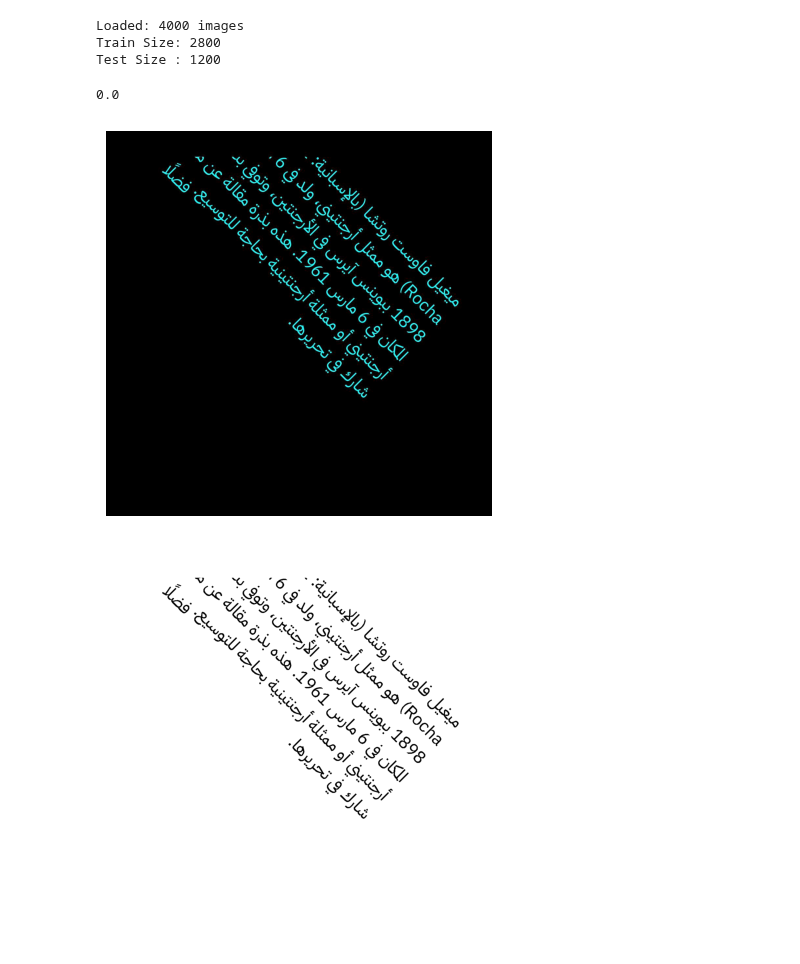
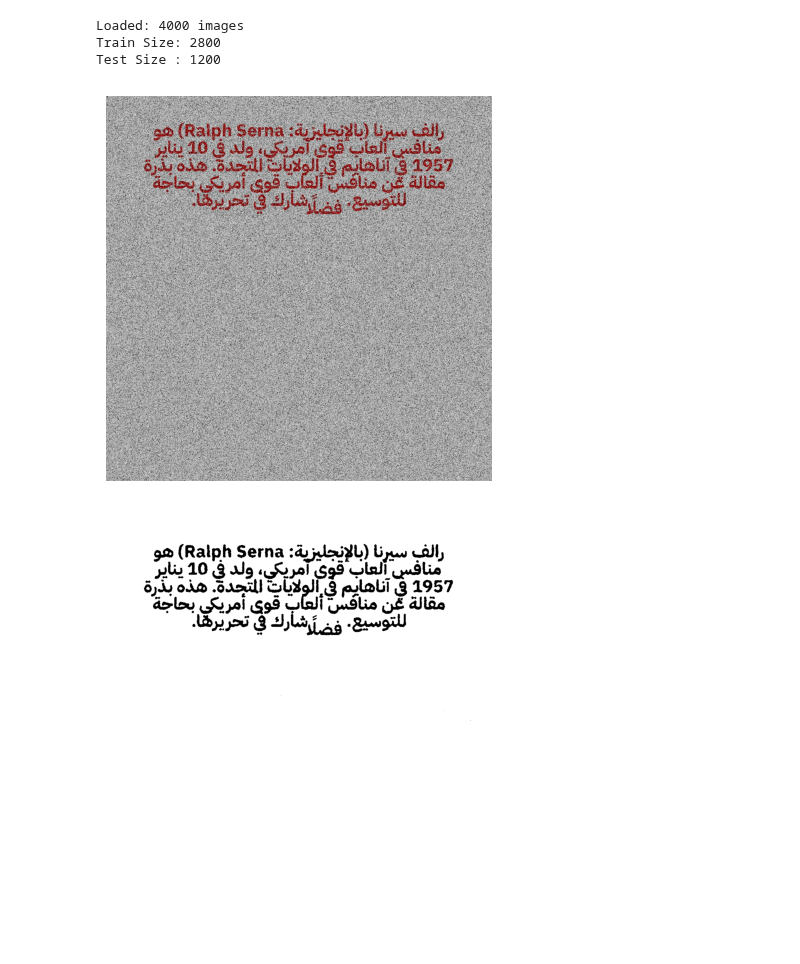
Before and after one commit to AbdoWise-z/Arabic-Font-Type-Detector, a Jupyter notebook: project.ipynb, the cells around one changed output. Drawn from its saved outputs; the diff is of its cells as text; code cells hidden in the pictures.

Commit message:
median blur and histogram

```diff
--- a/project.ipynb
+++ b/project.ipynb
@@ -44,43 +44,37 @@ Test Size : 1200
 def image_preprocess(img):
     #img = cv2.resize(img, (512, 512))
     img = cv2.cvtColor(img, cv2.COLOR_BGR2GRAY)
     img = cv2.GaussianBlur(img, (5, 5), 0.1)
-    bg_color = np.mean(img[:10, :10])  # Average color of the top-left corner
-    print(bg_color)
+    img = cv2.medianBlur(img, 5)  # Kernel size can be adjusted as needed
+    histogram = cv2.calcHist([img], [0], None, [256], [0, 256])
+    bg_color = np.argmax(histogram)
+
     thresh = 0
     if bg_color == 0.0:  # If the background is brighter than a threshold, invert
         _, thresh = cv2.threshold(img, 0, 255, cv2.THRESH_OTSU | cv2.THRESH_BINARY_INV)
     else:
         _, thresh = cv2.threshold(img, 0, 255, cv2.THRESH_OTSU | cv2.THRESH_BINARY)
-    #kernel = cv2.getStructuringElement(cv2.MORPH_RECT, (18, 18))
-    # dilation = cv2.dilate(thresh, kernel, iterations=1)
-    # eroded = cv2.erode(thresh, kernel, iterations=1)
-    # contours, hierarchy = cv2.findContours(eroded, cv2.RETR_TREE, cv2.CHAIN_APPROX_SIMPLE)
-    # for cnt in contours:
-    #   x,y,w,h = cv2.boundingRect(cnt)
-    #   bounding_rectangle = cv2.rectangle(eroded, (x, y), (x + w, y + h), (0, 255, 0), 2)
     return thresh
 
 def extract_surf_features(image_path):
   img = cv2.imread(image_path)
   processed_image = image_preprocess(img)
   surf = sift_create()
   keypoints, descriptors = surf.detectAndCompute(processed_image, None)
   return keypoints, descriptors
 
 def plot(img):
     plt.figure(figsize=(10, 5))
     plt.imshow(img, cmap='gray')
     plt.axis('off')
     plt.show()
 
 
-test_image = cv2.imread('fonts-dataset\IBM Plex Sans Arabic\958.jpeg')
+test_image = cv2.imread('fonts-dataset\IBM Plex Sans Arabic\829.jpeg')
 preprocessed_image = image_preprocess(test_image)
 
 plot(test_image)
 plot(preprocessed_image)
 # %% [output]
-0.0
-[figure, old version]
+[figure, new version]
-[figure, old version]
+[figure, new version]
```
